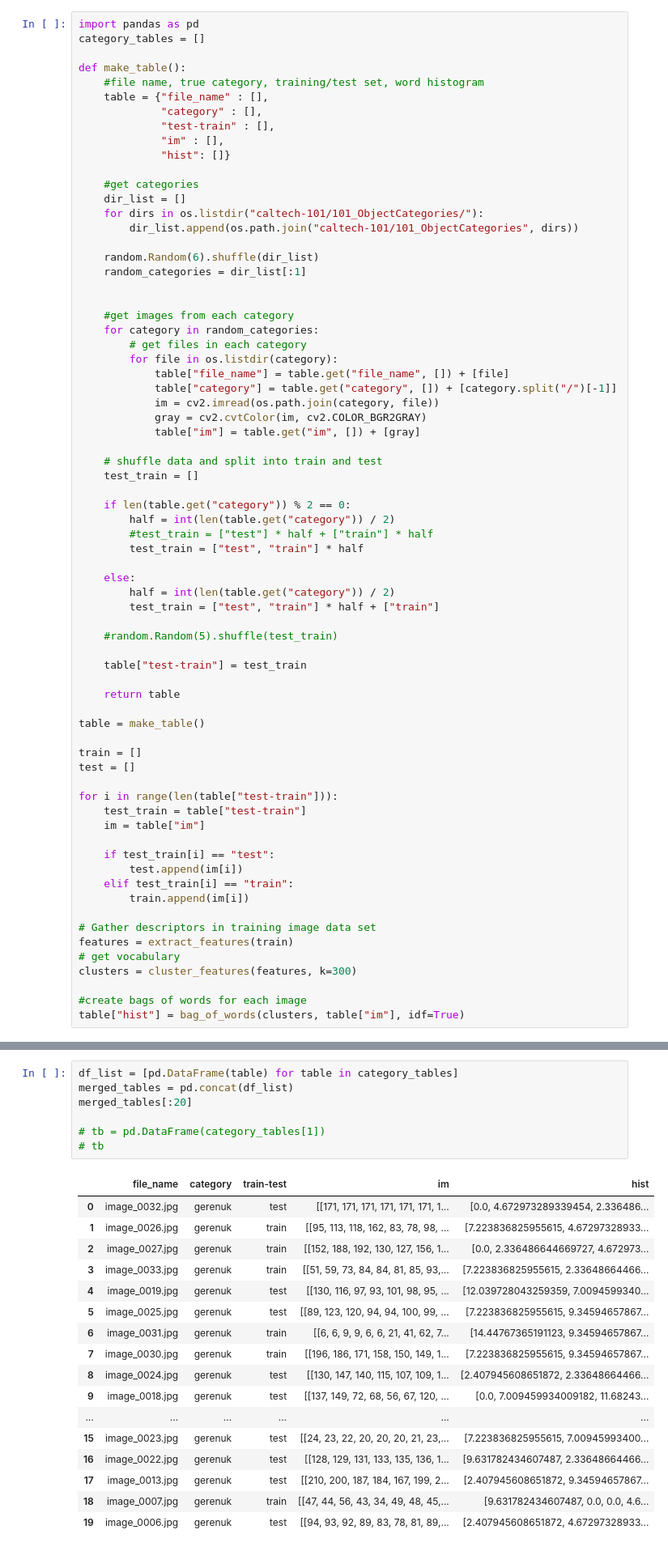
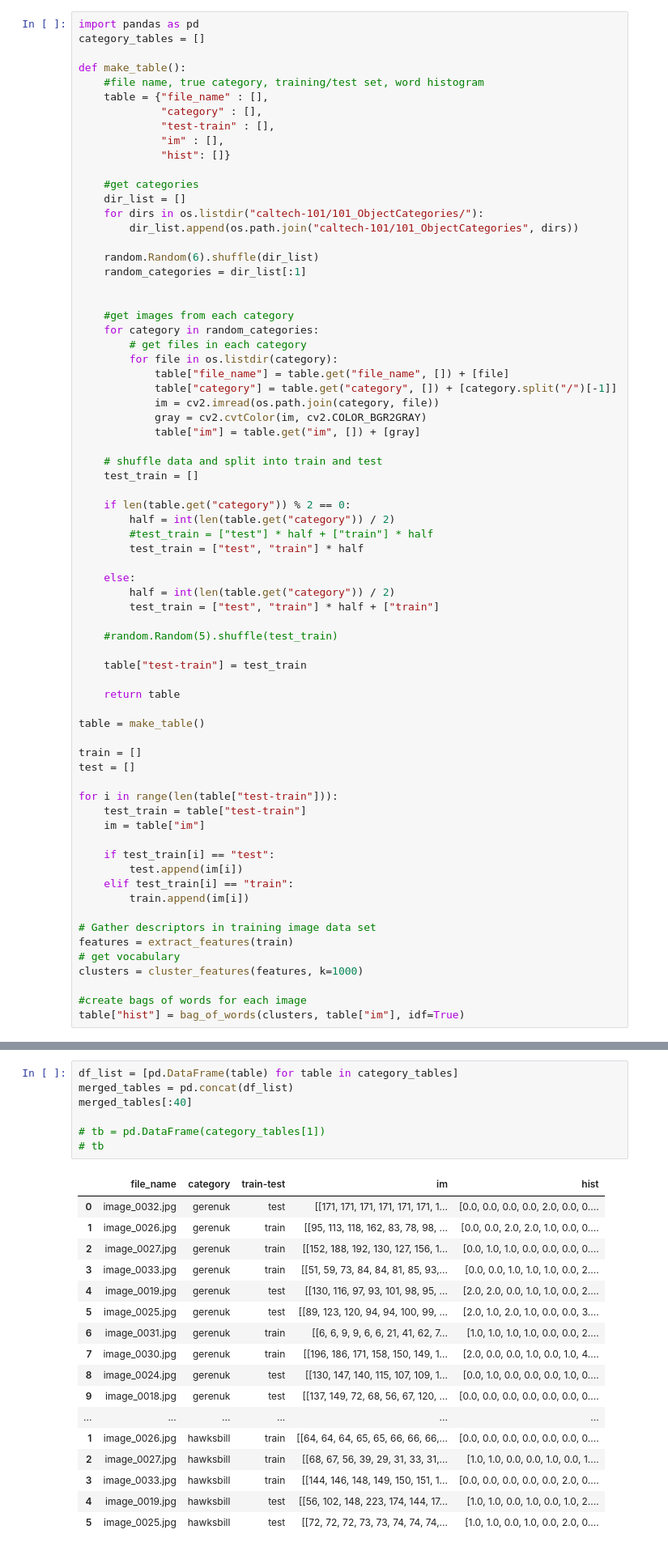
Before and after one commit to Cyrkryta/vision-image-processing, a Jupyter notebook: assignment-4/assignment4.ipynb, the cells around one changed output, grey strips where cells are left out. Shown: that part at 81% size. Saved outputs shown, nothing was run; the diff lists cells and outputs as text.

```diff
--- a/assignment-4/assignment4.ipynb
+++ b/assignment-4/assignment4.ipynb
@@ -132,7 +132,7 @@ for i in range(len(table["test-train"])):
 # Gather descriptors in training image data set
 features = extract_features(train)
 # get vocabulary
-clusters = cluster_features(features, k=300)
+clusters = cluster_features(features, k=1000)
 
 #create bags of words for each image
 table["hist"] = bag_of_words(clusters, table["im"], idf=True)
@@ -203,28 +203,28 @@ for category_dir in category_dir_list:
 # %%
 df_list = [pd.DataFrame(table) for table in category_tables]
 merged_tables = pd.concat(df_list)
-merged_tables[:20]
+merged_tables[:40]
 
 # tb = pd.DataFrame(category_tables[1])
 # tb
 # %% [output]
 |  | file_name | category | train-test | im | hist |
-| 0 | image_0032.jpg | gerenuk | test | [[171, 171, 171, 171, 171, 171, 1... | [0.0, 4.672973289339454, 2.336486... |
-| 1 | image_0026.jpg | gerenuk | train | [[95, 113, 118, 162, 83, 78, 98, ... | [7.223836825955615, 4.67297328933... |
-| 2 | image_0027.jpg | gerenuk | train | [[152, 188, 192, 130, 127, 156, 1... | [0.0, 2.336486644669727, 4.672973... |
-| 3 | image_0033.jpg | gerenuk | train | [[51, 59, 73, 84, 84, 81, 85, 93,... | [7.223836825955615, 2.33648664466... |
-| 4 | image_0019.jpg | gerenuk | test | [[130, 116, 97, 93, 101, 98, 95, ... | [12.039728043259359, 7.0094599340... |
-| 5 | image_0025.jpg | gerenuk | test | [[89, 123, 120, 94, 94, 100, 99, ... | [7.223836825955615, 9.34594657867... |
-| 6 | image_0031.jpg | gerenuk | train | [[6, 6, 9, 9, 6, 6, 21, 41, 62, 7... | [14.44767365191123, 9.34594657867... |
-| 7 | image_0030.jpg | gerenuk | train | [[196, 186, 171, 158, 150, 149, 1... | [7.223836825955615, 9.34594657867... |
-| 8 | image_0024.jpg | gerenuk | test | [[130, 147, 140, 115, 107, 109, 1... | [2.407945608651872, 2.33648664466... |
-| 9 | image_0018.jpg | gerenuk | test | [[137, 149, 72, 68, 56, 67, 120, ... | [0.0, 7.009459934009182, 11.68243... |
+| 0 | image_0032.jpg | gerenuk | test | [[171, 171, 171, 171, 171, 171, 1... | [0.0, 0.0, 0.0, 0.0, 2.0, 0.0, 0.... |
+| 1 | image_0026.jpg | gerenuk | train | [[95, 113, 118, 162, 83, 78, 98, ... | [0.0, 0.0, 2.0, 2.0, 1.0, 0.0, 0.... |
+| 2 | image_0027.jpg | gerenuk | train | [[152, 188, 192, 130, 127, 156, 1... | [0.0, 1.0, 1.0, 0.0, 0.0, 0.0, 0.... |
+| 3 | image_0033.jpg | gerenuk | train | [[51, 59, 73, 84, 84, 81, 85, 93,... | [0.0, 0.0, 1.0, 1.0, 1.0, 0.0, 2.... |
+| 4 | image_0019.jpg | gerenuk | test | [[130, 116, 97, 93, 101, 98, 95, ... | [2.0, 2.0, 0.0, 1.0, 1.0, 0.0, 2.... |
+| 5 | image_0025.jpg | gerenuk | test | [[89, 123, 120, 94, 94, 100, 99, ... | [2.0, 1.0, 2.0, 1.0, 0.0, 0.0, 3.... |
+| 6 | image_0031.jpg | gerenuk | train | [[6, 6, 9, 9, 6, 6, 21, 41, 62, 7... | [1.0, 1.0, 1.0, 1.0, 0.0, 0.0, 2.... |
+| 7 | image_0030.jpg | gerenuk | train | [[196, 186, 171, 158, 150, 149, 1... | [2.0, 0.0, 0.0, 1.0, 0.0, 1.0, 4.... |
+| 8 | image_0024.jpg | gerenuk | test | [[130, 147, 140, 115, 107, 109, 1... | [0.0, 1.0, 0.0, 0.0, 0.0, 1.0, 0.... |
+| 9 | image_0018.jpg | gerenuk | test | [[137, 149, 72, 68, 56, 67, 120, ... | [0.0, 0.0, 0.0, 0.0, 0.0, 0.0, 0.... |
 | ... | ... | ... | ... | ... | ... |
-| 15 | image_0023.jpg | gerenuk | test | [[24, 23, 22, 20, 20, 20, 21, 23,... | [7.223836825955615, 7.00945993400... |
-| 16 | image_0022.jpg | gerenuk | test | [[128, 129, 131, 133, 135, 136, 1... | [9.631782434607487, 2.33648664466... |
-| 17 | image_0013.jpg | gerenuk | test | [[210, 200, 187, 184, 167, 199, 2... | [2.407945608651872, 9.34594657867... |
-| 18 | image_0007.jpg | gerenuk | train | [[47, 44, 56, 43, 34, 49, 48, 45,... | [9.631782434607487, 0.0, 0.0, 4.6... |
-| 19 | image_0006.jpg | gerenuk | test | [[94, 93, 92, 89, 83, 78, 81, 89,... | [2.407945608651872, 4.67297328933... |
+| 1 | image_0026.jpg | hawksbill | train | [[64, 64, 64, 65, 65, 66, 66, 66,... | [0.0, 0.0, 0.0, 0.0, 0.0, 0.0, 0.... |
+| 2 | image_0027.jpg | hawksbill | train | [[68, 67, 56, 39, 29, 31, 33, 31,... | [1.0, 1.0, 0.0, 0.0, 1.0, 0.0, 1.... |
+| 3 | image_0033.jpg | hawksbill | train | [[144, 146, 148, 149, 150, 151, 1... | [0.0, 0.0, 0.0, 0.0, 0.0, 2.0, 0.... |
+| 4 | image_0019.jpg | hawksbill | test | [[56, 102, 148, 223, 174, 144, 17... | [1.0, 1.0, 0.0, 1.0, 0.0, 1.0, 2.... |
+| 5 | image_0025.jpg | hawksbill | test | [[72, 72, 72, 73, 73, 74, 74, 74,... | [1.0, 1.0, 0.0, 1.0, 0.0, 2.0, 0.... |
 # %%
 def common_words(hist1, hist2):
     min = np.minimum(hist1, hist2)
```
Also changed, not shown: parts of 6 cells of this notebook.
